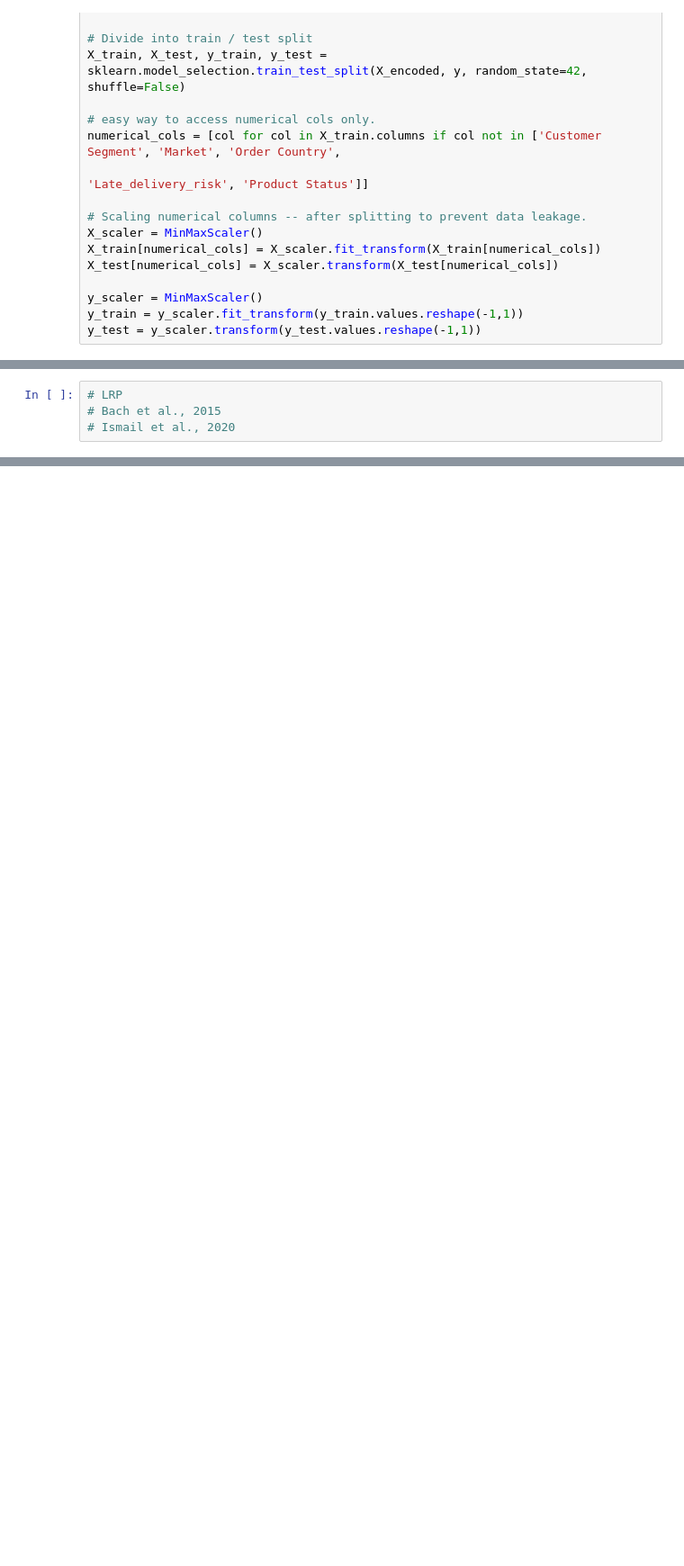
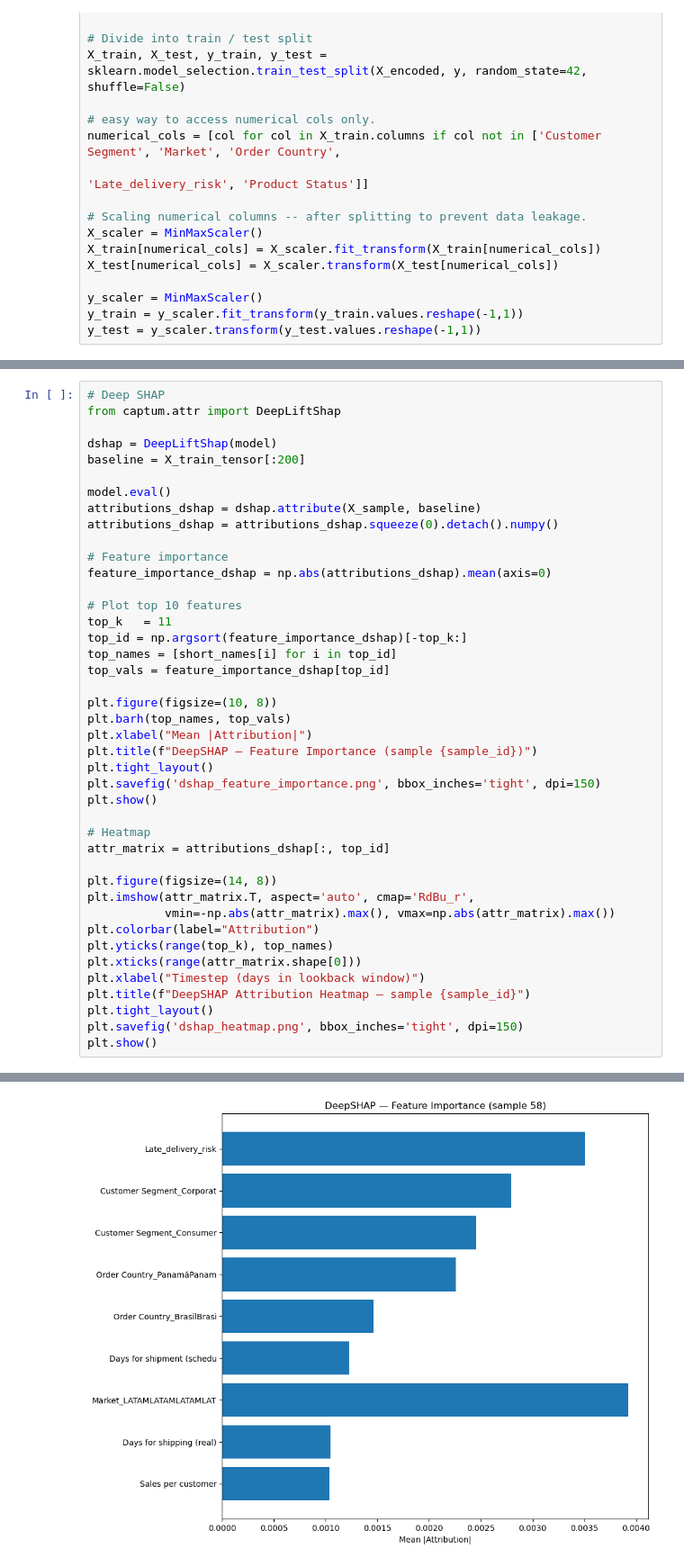
Before and after one commit to Jort-Post/XAI, a Jupyter notebook: demand-forecasting.ipynb, the cells around one changed output, grey strips where cells are left out. Shown at 90% size. Saved outputs shown, nothing was run; the diff lists cells and outputs as text; blank space fills up the shorter version.

```diff
--- a/demand-forecasting.ipynb
+++ b/demand-forecasting.ipynb
@@ -179,4 +260,43 @@ for epoch in range(epochs):
 # %%
-# LRP
-# Bach et al., 2015
-# Ismail et al., 2020
+# Deep SHAP
+from captum.attr import DeepLiftShap
+
+dshap = DeepLiftShap(model)
+baseline = X_train_tensor[:200]
+
+model.eval()
+attributions_dshap = dshap.attribute(X_sample, baseline)
+attributions_dshap = attributions_dshap.squeeze(0).detach().numpy()
+
+# Feature importance
+feature_importance_dshap = np.abs(attributions_dshap).mean(axis=0)
+
+# Plot top 10 features
+top_k   = 11
+top_id = np.argsort(feature_importance_dshap)[-top_k:]
+top_names = [short_names[i] for i in top_id]
+top_vals = feature_importance_dshap[top_id]
+
+plt.figure(figsize=(10, 8))
+plt.barh(top_names, top_vals)
+plt.xlabel("Mean |Attribution|")
+plt.title(f"DeepSHAP — Feature Importance (sample {sample_id})")
+plt.tight_layout()
+plt.savefig('dshap_feature_importance.png', bbox_inches='tight', dpi=150)
+plt.show()
+
+# Heatmap
+attr_matrix = attributions_dshap[:, top_id]
+
+plt.figure(figsize=(14, 8))
+plt.imshow(attr_matrix.T, aspect='auto', cmap='RdBu_r',
+           vmin=-np.abs(attr_matrix).max(), vmax=np.abs(attr_matrix).max())
+plt.colorbar(label="Attribution")
+plt.yticks(range(top_k), top_names)
+plt.xticks(range(attr_matrix.shape[0]))
+plt.xlabel("Timestep (days in lookback window)")
+plt.title(f"DeepSHAP Attribution Heatmap — sample {sample_id}")
+plt.tight_layout()
+plt.savefig('dshap_heatmap.png', bbox_inches='tight', dpi=150)
+plt.show()
+# %% [output]
@@ -182,0 +305 @@ for epoch in range(epochs):
+[figure, added]
```
Also changed, not shown: parts of 12 cells of this notebook, 7 other files.
